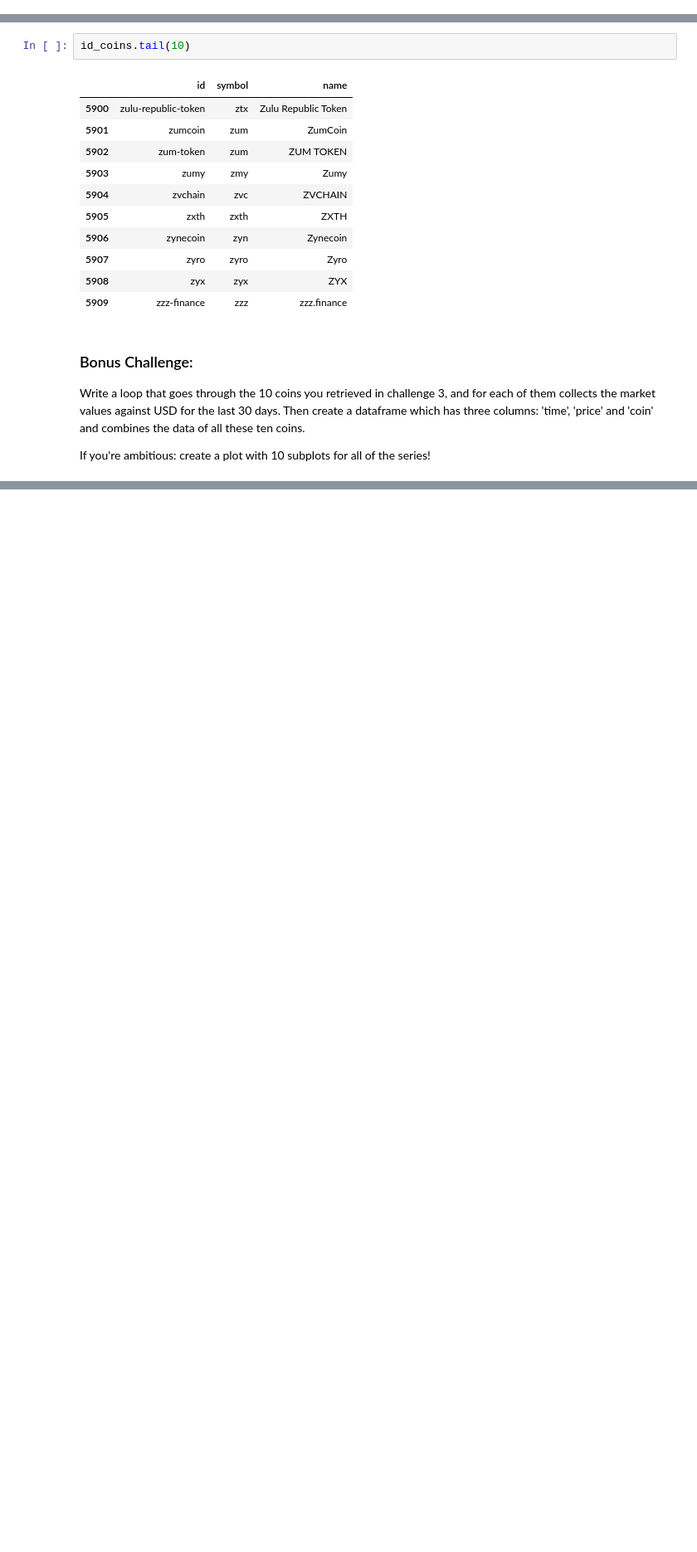
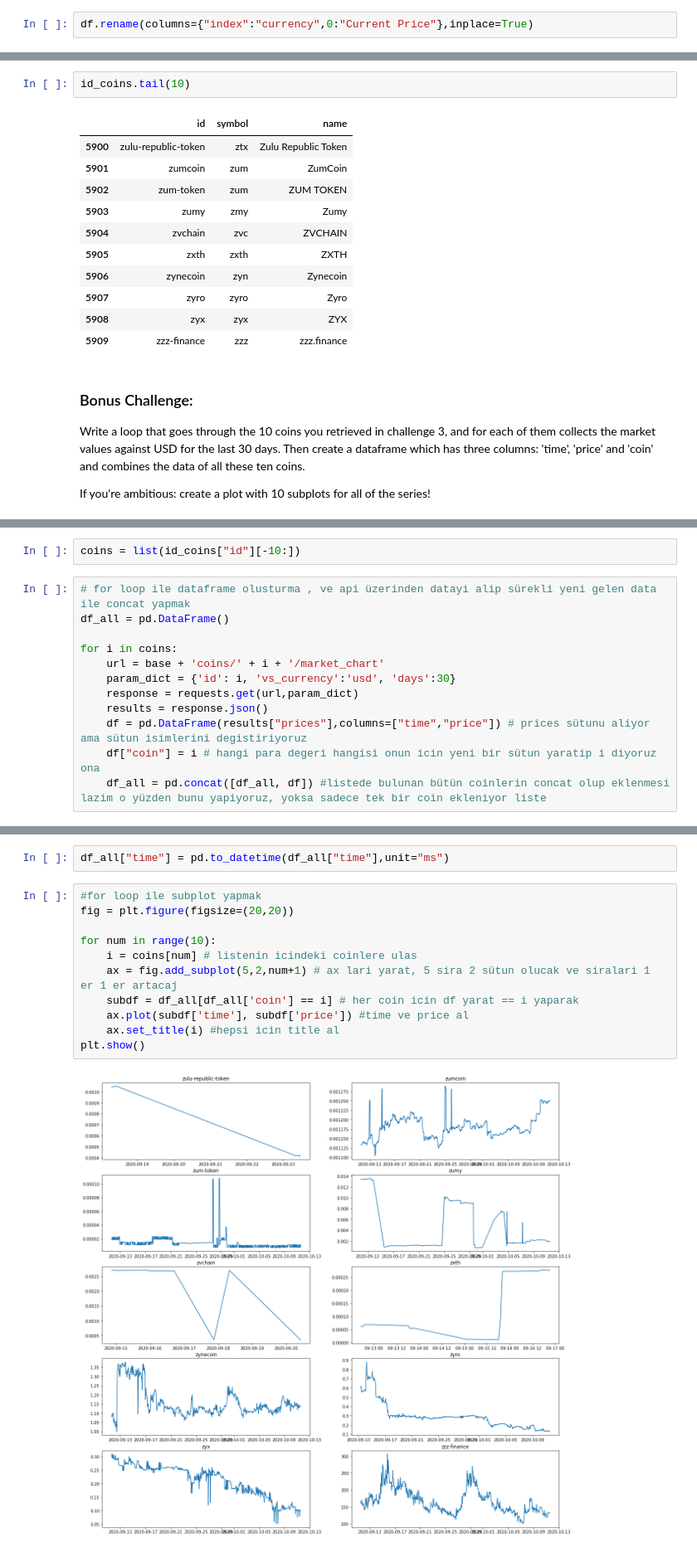
Before and after one commit to cabulut/data-pt-ber-08-20, a Jupyter notebook: Labs/module-1_labs/05_api-web-scraping/01_lab-coingecko-api/your code/main_done.ipynb, the cells around one changed output, grey strips where cells are left out. Shown at 83% size. Drawn from its saved outputs; the diff is of its cells as text; blank space fills up the shorter version.

```diff
--- a/Labs/module-1_labs/05_api-web-scraping/01_lab-coingecko-api/your code/main_done.ipynb
+++ b/Labs/module-1_labs/05_api-web-scraping/01_lab-coingecko-api/your code/main_done.ipynb
@@ -139,0 +142,2 @@ dict_keys(['prices', 'market_caps', 'total_volumes'])
+# %%
+df.rename(columns={"index":"currency",0:"Current Price"},inplace=True)
@@ -170,0 +182,14 @@ If you're ambitious: create a plot with 10 subplots for all of the series!
+# %%
+coins = list(id_coins["id"][-10:])
+# %%
+# for loop ile dataframe olusturma , ve api üzerinden datayi alip sürekli yeni gelen data ile concat yapmak
+df_all = pd.DataFrame()
+
+for i in coins:
+    url = base + 'coins/' + i + '/market_chart'
+    param_dict = {'id': i, 'vs_currency':'usd', 'days':30}
+    response = requests.get(url,param_dict)
+    results = response.json()
+    df = pd.DataFrame(results["prices"],columns=["time","price"]) # prices sütunu aliyor ama sütun isimlerini degistiriyoruz
+    df["coin"] = i # hangi para degeri hangisi onun icin yeni bir sütun yaratip i diyoruz ona
+    df_all = pd.concat([df_all, df]) #listede bulunan bütün coinlerin concat olup eklenmesi lazim o yüzden bunu yapiyoruz, yoksa sadece tek bir coin ekleniyor liste
@@ -170,0 +212,15 @@ If you're ambitious: create a plot with 10 subplots for all of the series!
+# %%
+df_all["time"] = pd.to_datetime(df_all["time"],unit="ms")
+# %%
+#for loop ile subplot yapmak
+fig = plt.figure(figsize=(20,20))
+
+for num in range(10):
+    i = coins[num] # listenin icindeki coinlere ulas
+    ax = fig.add_subplot(5,2,num+1) # ax lari yarat, 5 sira 2 sütun olucak ve siralari 1 er 1 er artacaj
+    subdf = df_all[df_all['coin'] == i] # her coin icin df yarat == i yaparak
+    ax.plot(subdf['time'], subdf['price']) #time ve price al
+    ax.set_title(i) #hepsi icin title al
+plt.show()
+# %% [output]
+[figure, added]
```
Also changed, not shown: parts of 5 cells of this notebook.
